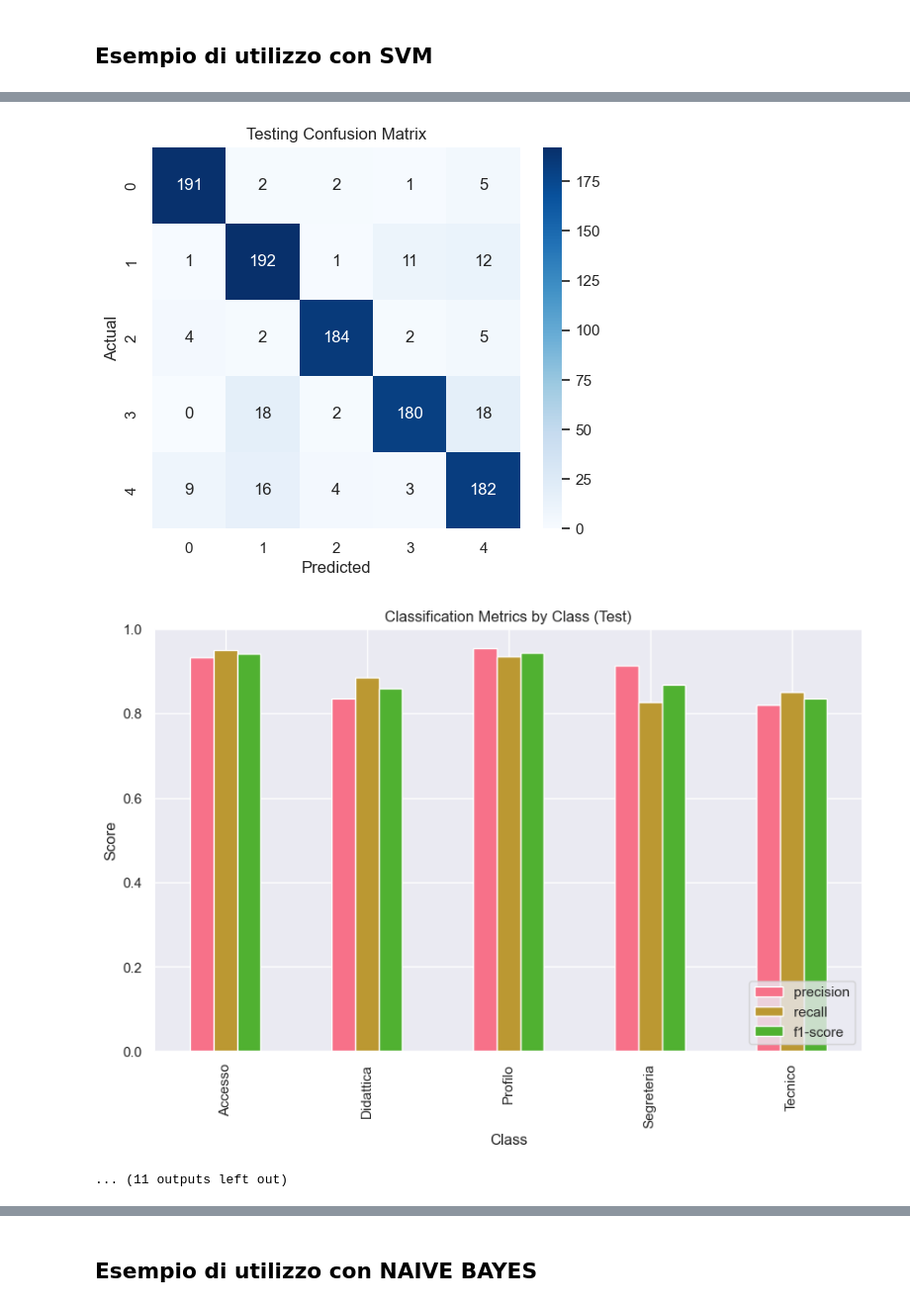
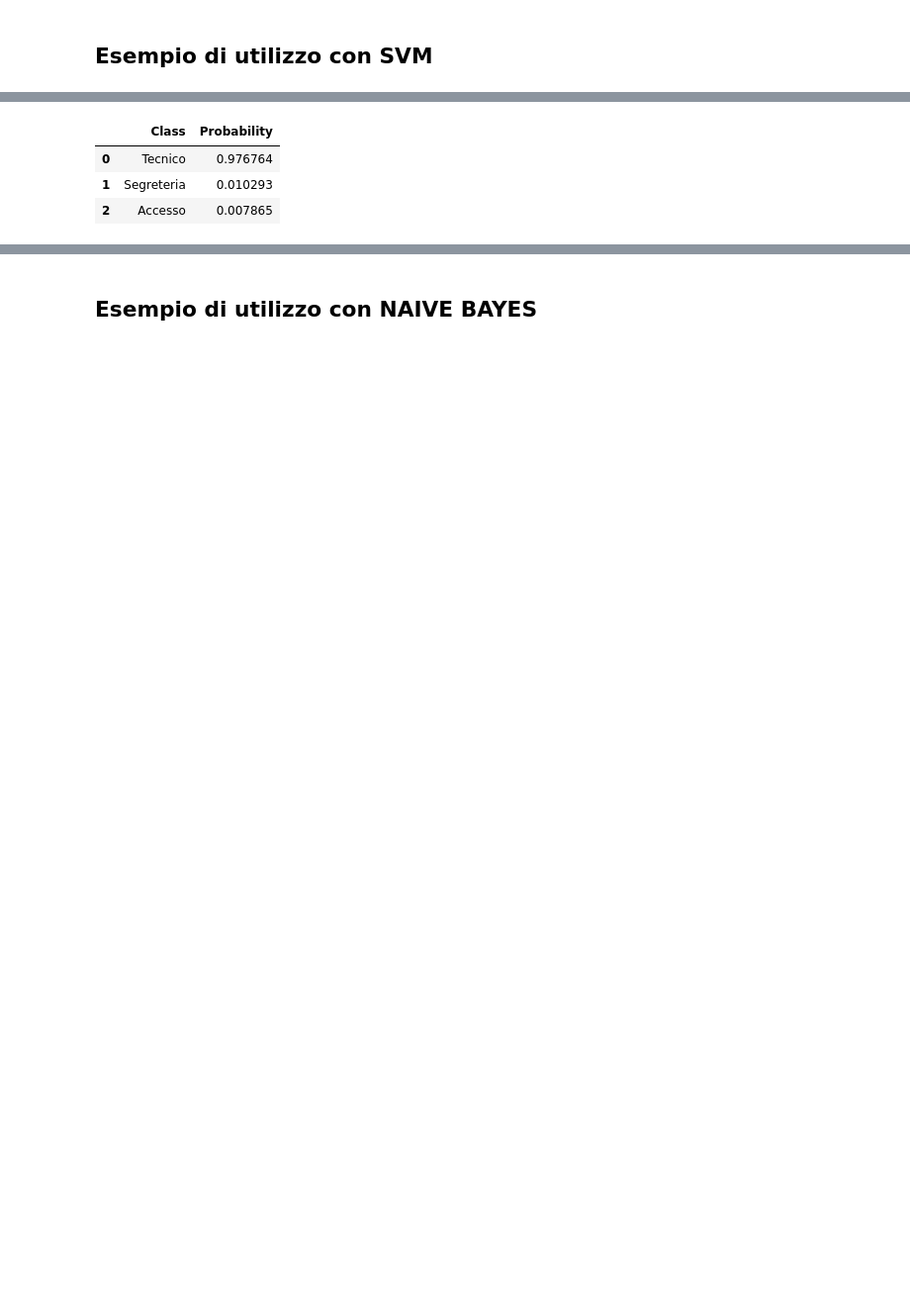
Before and after one commit to mariocosenza/astromark-ai, a Jupyter notebook: notebook/ticket_notebook.ipynb, the cells around one changed output, grey strips where cells are left out. Shown at 99% size. Drawn from its saved outputs; the diff is of its cells as text; code cells hidden in the pictures; blank space fills up the shorter version.

```diff
--- a/notebook/ticket_notebook.ipynb
+++ b/notebook/ticket_notebook.ipynb
@@ -141,5 +208,5 @@ def ticket_service(title, message, classifier_type):
 # %%
 example_title = "Problema con la stampante"
 example_message = "La stampante non funziona correttamente."
-svm_predictions = ticket_service(example_title, example_message, ClassifierType.SVM)
+pd.DataFrame(ticket_service(example_title, example_message, ClassifierType.SVM), columns=["Class", "Probability"])
 # %% [output]
@@ -204,3 +214,4 @@ macro avg      0.897995  0.897602  0.897224  4190.000000
-[figure, removed]
-[figure, removed]
-... (11 outputs left out)
+|  | Class | Probability |
+| 0 | Tecnico | 0.976764 |
+| 1 | Segreteria | 0.010293 |
+| 2 | Accesso | 0.007865 |
```
Also changed, not shown: parts of 11 cells of this notebook.
